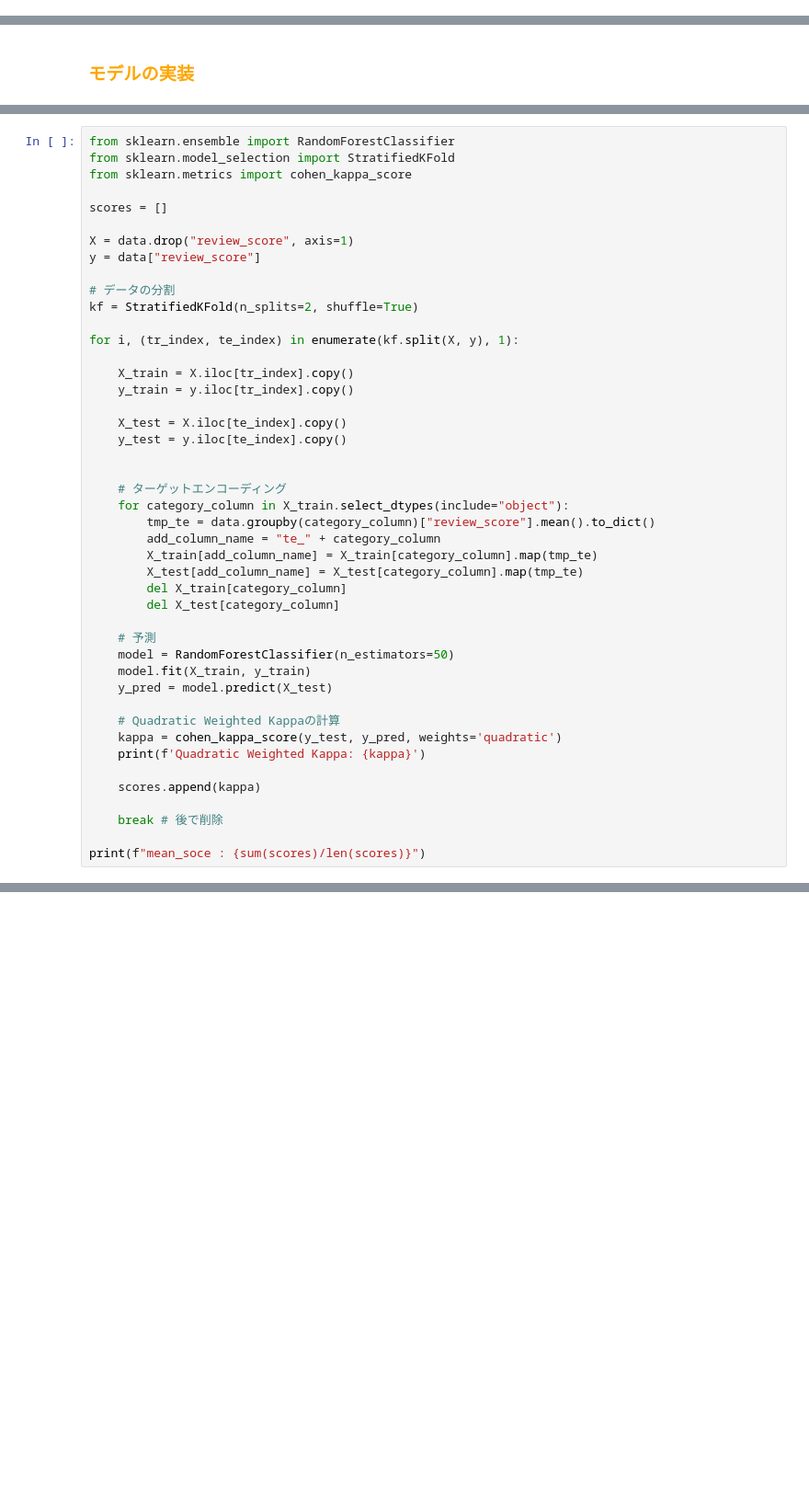
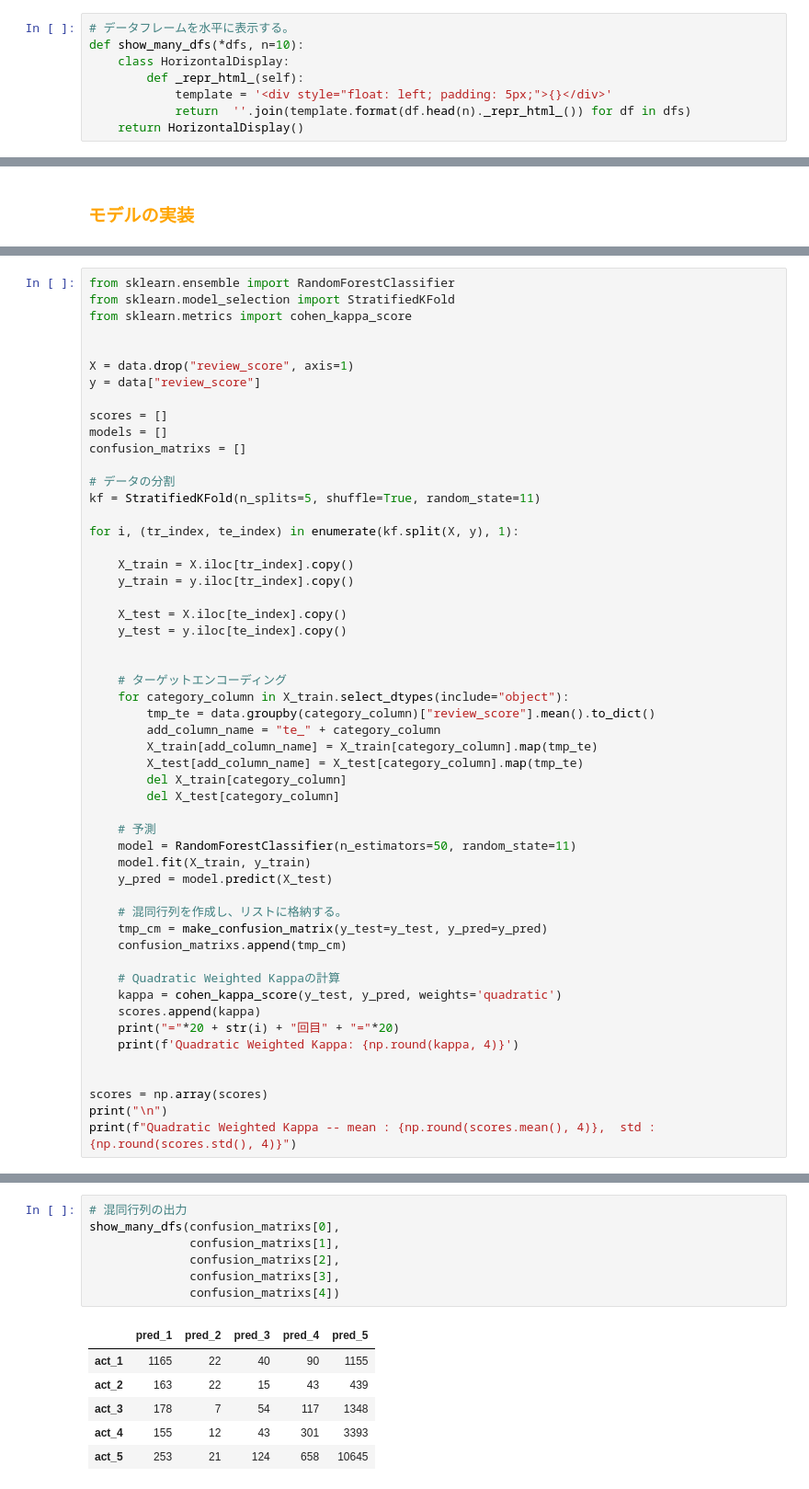
Before and after one commit to Yuki-etu/Brazilian_E-Commerce_kaggle, a Jupyter notebook: 3_models/モデル検討/2_model_rf.ipynb, the cells around one changed output, grey strips where cells are left out. Shown at 92% size. Cells and saved outputs as stored; diff of their text form; blank space fills up the shorter version.

```diff
--- a/3_models/モデル検討/2_model_rf.ipynb
+++ b/3_models/モデル検討/2_model_rf.ipynb
@@ -15,3 +12,11 @@ pd.set_option('display.max_columns', None)
+# %%
+# データフレームを水平に表示する。
+def show_many_dfs(*dfs, n=10):
+    class HorizontalDisplay:
+        def _repr_html_(self):
+            template = '<div style="float: left; padding: 5px;">{}</div>'
+            return  ''.join(template.format(df.head(n)._repr_html_()) for df in dfs)
+    return HorizontalDisplay()
 # %% [markdown]
 ### <font color="orange">make_data.ipynbの実行</font>
 # %%
@@ -47,13 +68,16 @@ from sklearn.ensemble import RandomForestClassifier
 from sklearn.model_selection import StratifiedKFold
 from sklearn.metrics import cohen_kappa_score
 
-scores = []
 
 X = data.drop("review_score", axis=1)
 y = data["review_score"]
 
+scores = []
+models = []
+confusion_matrixs = []
+
 # データの分割
-kf = StratifiedKFold(n_splits=2, shuffle=True)
+kf = StratifiedKFold(n_splits=5, shuffle=True, random_state=11)
 
 for i, (tr_index, te_index) in enumerate(kf.split(X, y), 1):
 
@@ -74,17 +98,22 @@ for i, (tr_index, te_index) in enumerate(kf.split(X, y), 1):
         del X_test[category_column]
 
     # 予測
-    model = RandomForestClassifier(n_estimators=50)
+    model = RandomForestClassifier(n_estimators=50, random_state=11)
     model.fit(X_train, y_train)
     y_pred = model.predict(X_test)
 
+    # 混同行列を作成し、リストに格納する。
+    tmp_cm = make_confusion_matrix(y_test=y_test, y_pred=y_pred)
+    confusion_matrixs.append(tmp_cm)
+
     # Quadratic Weighted Kappaの計算
     kappa = cohen_kappa_score(y_test, y_pred, weights='quadratic')
-    print(f'Quadratic Weighted Kappa: {kappa}')
+    scores.append(kappa)
+    print("="*20 + str(i) + "回目" + "="*20)
+    print(f'Quadratic Weighted Kappa: {np.round(kappa, 4)}')
 
-    scores.append(kappa)
 
-    break # 後で削除
-
-print(f"mean_soce : {sum(scores)/len(scores)}")
+scores = np.array(scores)
+print("\n")
+print(f"Quadratic Weighted Kappa -- mean : {np.round(scores.mean(), 4)},  std : {np.round(scores.std(), 4)}")
 # %% [output]
@@ -126,0 +133,14 @@ im.sort_values(by="value", ascending=False).head(10)
+# %%
+# 混同行列の出力
+show_many_dfs(confusion_matrixs[0],
+              confusion_matrixs[1],
+              confusion_matrixs[2],
+              confusion_matrixs[3],
+              confusion_matrixs[4])
+# %% [output]
+|  | pred_1 | pred_2 | pred_3 | pred_4 | pred_5 |
+| act_1 | 1165 | 22 | 40 | 90 | 1155 |
+| act_2 | 163 | 22 | 15 | 43 | 439 |
+| act_3 | 178 | 7 | 54 | 117 | 1348 |
+| act_4 | 155 | 12 | 43 | 301 | 3393 |
+| act_5 | 253 | 21 | 124 | 658 | 10645 |
```
Also changed, not shown: parts of 8 cells of this notebook, 3 other files.
